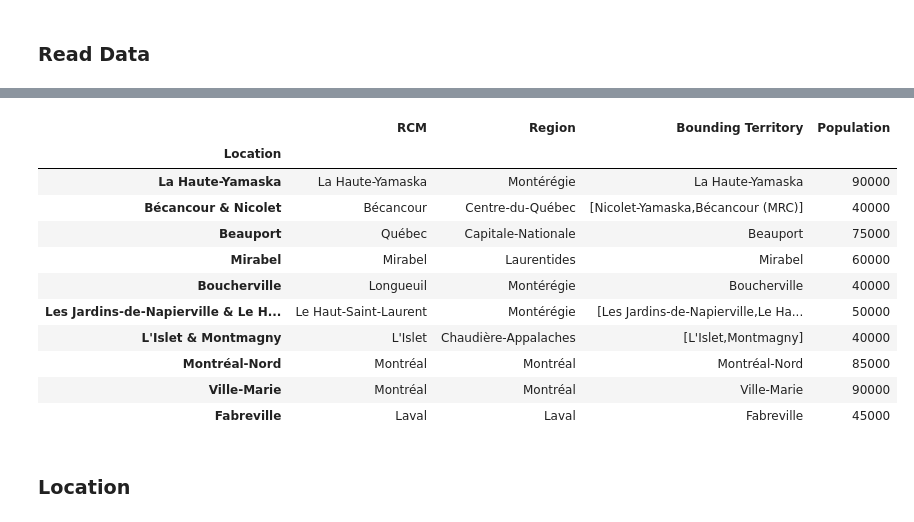
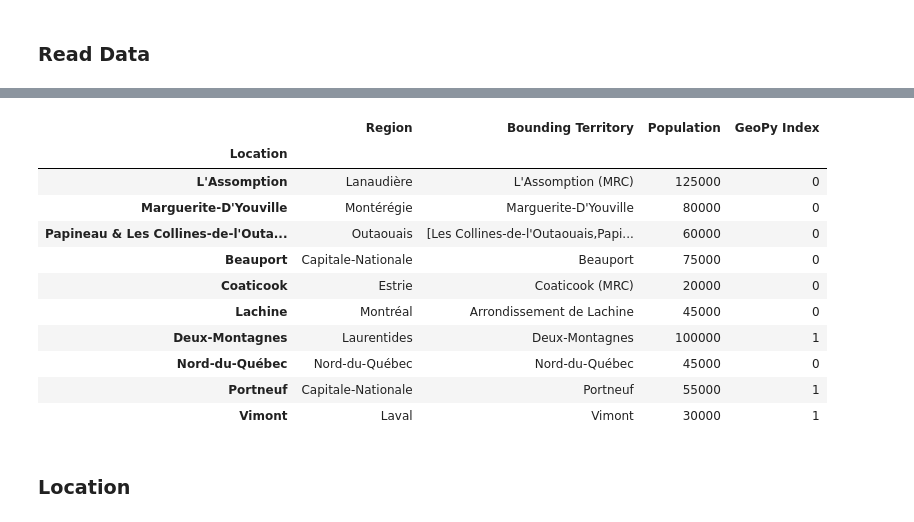
Before and after one commit to simkass/quebec-real-estate-analysis, a Jupyter notebook: notebooks/visualization_prep.ipynb, the cells around one changed output, grey strips where cells are left out. Saved outputs shown, nothing was run; the diff lists cells and outputs as text; code cells hidden in the pictures.

```diff
--- a/notebooks/visualization_prep.ipynb
+++ b/notebooks/visualization_prep.ipynb
@@ -20,21 +20,21 @@ listings_df.sample(5)
 # %%
 population_centers_df = pd.read_csv('../data/references/handmade/qc-population-centers.csv')
-population_centers_df = population_centers_df[["RCM", "Region", "Bounding Territory", "Display Name", "Bounding Population"]]
+population_centers_df = population_centers_df[["Region", "Bounding Territory", "Display Name", "Bounding Population", "GeoPy Index"]]
 population_centers_df = population_centers_df.drop_duplicates().rename(columns={"Display Name": "Location", "Bounding Population": "Population"}).set_index("Location")
 population_centers_df.sample(10)
 # %% [output]
-|  | RCM | Region | Bounding Territory | Population |
+|  | Region | Bounding Territory | Population | GeoPy Index |
 | Location |  |  |  |  |
-| La Haute-Yamaska | La Haute-Yamaska | Montérégie | La Haute-Yamaska | 90000 |
-| Bécancour & Nicolet | Bécancour | Centre-du-Québec | [Nicolet-Yamaska,Bécancour (MRC)] | 40000 |
-| Beauport | Québec | Capitale-Nationale | Beauport | 75000 |
-| Mirabel | Mirabel | Laurentides | Mirabel | 60000 |
-| Boucherville | Longueuil | Montérégie | Boucherville | 40000 |
-| Les Jardins-de-Napierville & Le H... | Le Haut-Saint-Laurent | Montérégie | [Les Jardins-de-Napierville,Le Ha... | 50000 |
-| L'Islet & Montmagny | L'Islet | Chaudière-Appalaches | [L'Islet,Montmagny] | 40000 |
-| Montréal-Nord | Montréal | Montréal | Montréal-Nord | 85000 |
-| Ville-Marie | Montréal | Montréal | Ville-Marie | 90000 |
-| Fabreville | Laval | Laval | Fabreville | 45000 |
+| L'Assomption | Lanaudière | L'Assomption (MRC) | 125000 | 0 |
+| Marguerite-D'Youville | Montérégie | Marguerite-D'Youville | 80000 | 0 |
+| Papineau & Les Collines-de-l'Outa... | Outaouais | [Les Collines-de-l'Outaouais,Papi... | 60000 | 0 |
+| Beauport | Capitale-Nationale | Beauport | 75000 | 0 |
+| Coaticook | Estrie | Coaticook (MRC) | 20000 | 0 |
+| Lachine | Montréal | Arrondissement de Lachine | 45000 | 0 |
+| Deux-Montagnes | Laurentides | Deux-Montagnes | 100000 | 1 |
+| Nord-du-Québec | Nord-du-Québec | Nord-du-Québec | 45000 | 0 |
+| Portneuf | Capitale-Nationale | Portneuf | 55000 | 1 |
+| Vimont | Laval | Vimont | 30000 | 1 |
 # %% [markdown]
 ### Location
 # %% [markdown]
```
Also changed, not shown: parts of 3 cells of this notebook, 6 other files.
